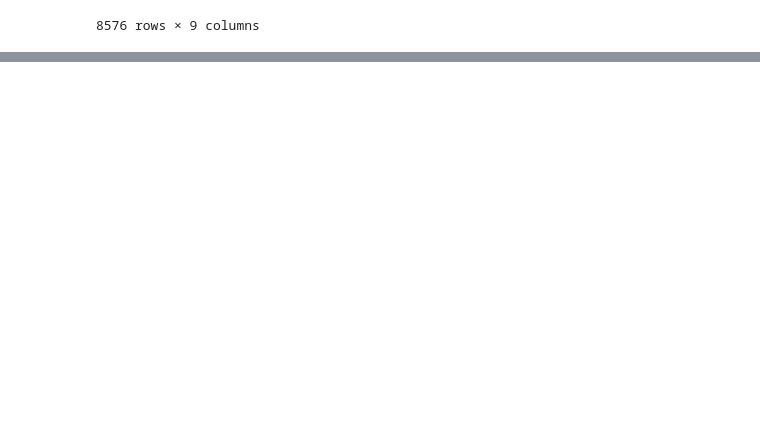
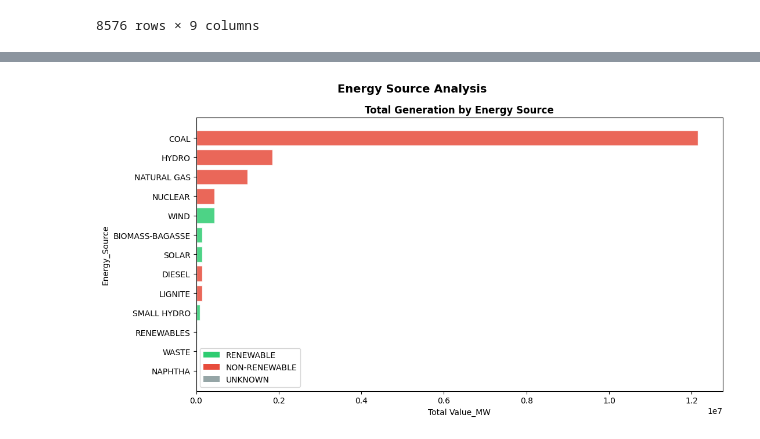
Before and after one commit to dhruv-9173/Energy_Analysis-India, a Jupyter notebook: project.ipynb, the cells around one changed output, grey strips where cells are left out. Saved outputs shown, nothing was run; the diff lists cells and outputs as text; code cells hidden in the pictures; blank space fills up the shorter version.

```diff
--- a/project.ipynb
+++ b/project.ipynb
@@ -333,0 +526,33 @@ df
+# %%
+source_gen = (df[df['Value_Type'] == 'GENERATION']
+.groupby(['Energy_Source', 'Nature'])['Value_MW']
+.sum()
+.reset_index()
+.sort_values('Value_MW', ascending=True))
+
+fig, ax = plt.subplots(figsize=(11, 6))
+fig.suptitle('Energy Source Analysis', fontsize=14, fontweight='bold')
+
+pal = {'RENEWABLE': '#2ecc71', 'NON-RENEWABLE': '#e74c3c', 'UNKNOWN': '#95a5a6'}
+colors_src = [pal.get(n, '#3c4242') for n in source_gen['Nature']]
+
+ax.barh(source_gen['Energy_Source'], source_gen['Value_MW'],
+color=colors_src, edgecolor='white', alpha=0.85)
+
+ax.set_title('Total Generation by Energy Source', fontweight='bold')
+ax.set_xlabel('Total Value_MW')
+ax.set_ylabel('Energy_Source')
+
+from matplotlib.patches import Patch
+legend_elements = [
+Patch(facecolor='#2ecc71', label='RENEWABLE'),
+Patch(facecolor='#e74c3c', label='NON-RENEWABLE'),
+Patch(facecolor='#95a5a6', label='UNKNOWN')
+]
+ax.legend(handles=legend_elements)
+
+plt.tight_layout()
+plt.savefig('fig06_energy_sources.png', bbox_inches='tight')
+plt.show()
+# %% [output]
+[figure, added]
```
Also changed, not shown: parts of 20 cells of this notebook, 10 other files.
